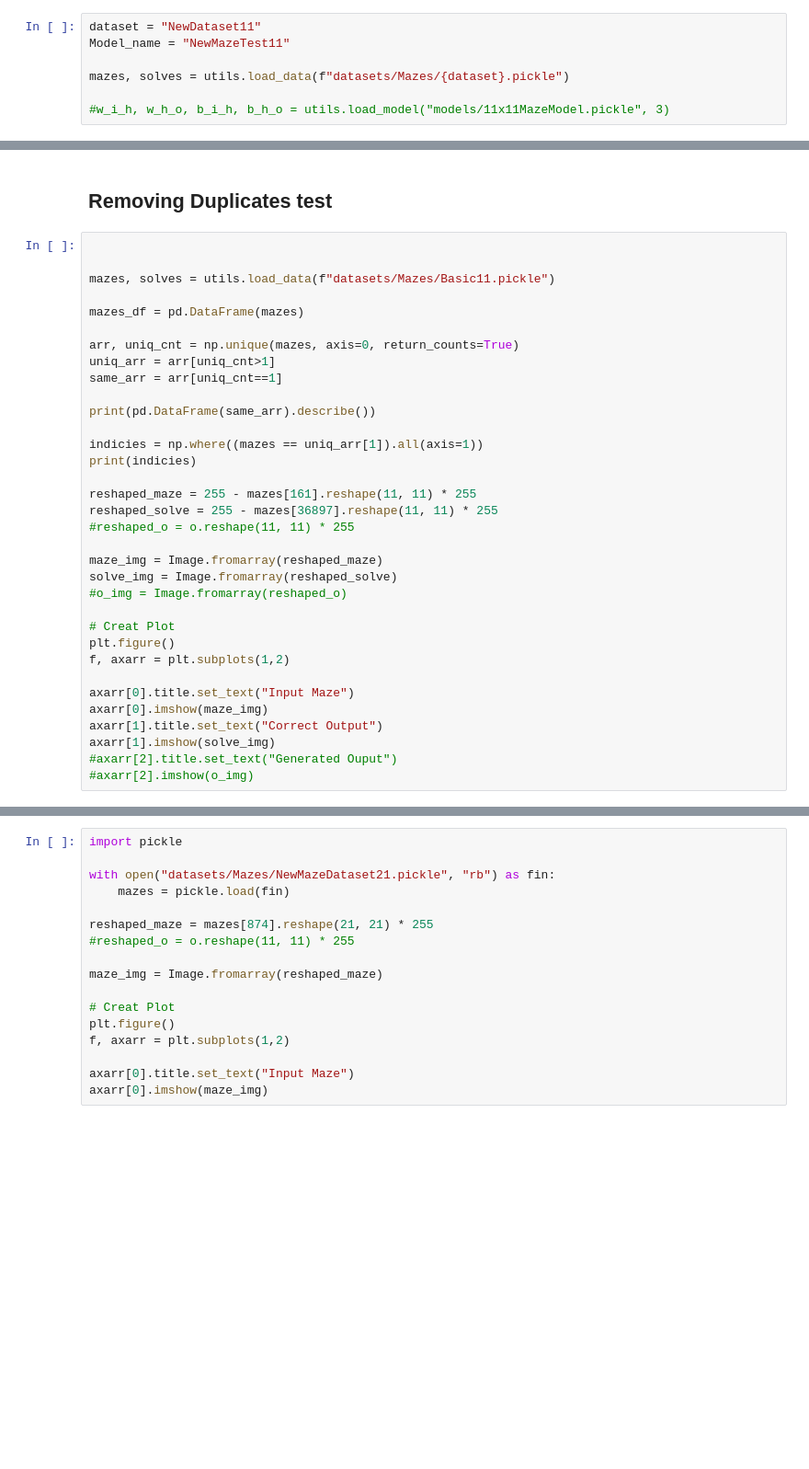
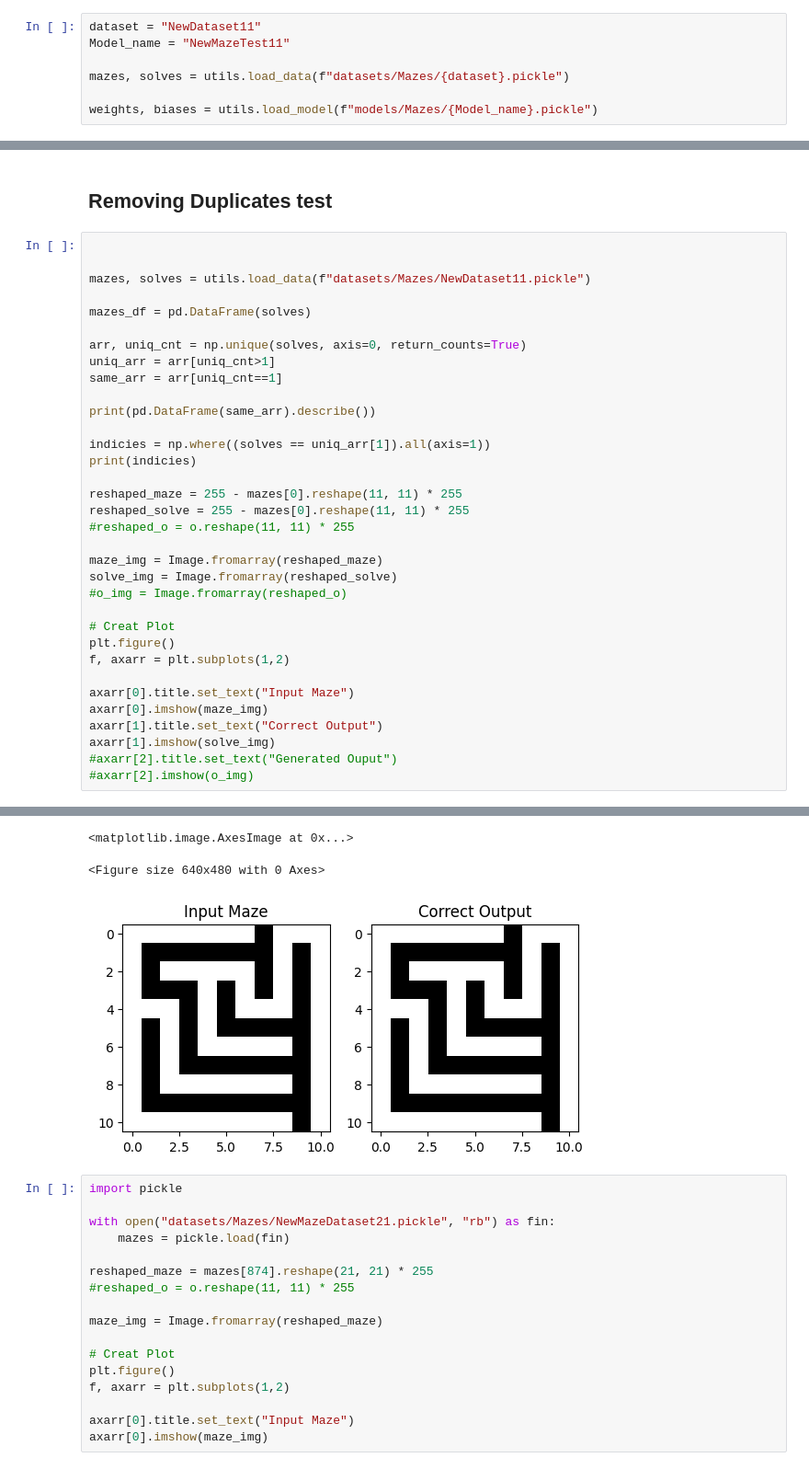
Before and after one commit to Carson-Bay/Adventures-in-NeuralNet-Atrocities, a Jupyter notebook: main.ipynb, the cells around one changed output, grey strips where cells are left out. Shown: that part at 92% size. Cells and saved outputs as stored; diff of their text form; blank space fills up the shorter version.

```diff
--- a/main.ipynb
+++ b/main.ipynb
@@ -222,7 +223,7 @@ Model_name = "NewMazeTest11"
 
 mazes, solves = utils.load_data(f"datasets/Mazes/{dataset}.pickle")
 
-#w_i_h, w_h_o, b_i_h, b_h_o = utils.load_model("models/11x11MazeModel.pickle", 3)
+weights, biases = utils.load_model(f"models/Mazes/{Model_name}.pickle")
 # %% [markdown]
 # Model Testing
 # %%
@@ -333,21 +281,21 @@ axarr[2].imshow(o_img)
 # %%
 
 
-mazes, solves = utils.load_data(f"datasets/Mazes/Basic11.pickle")
+mazes, solves = utils.load_data(f"datasets/Mazes/NewDataset11.pickle")
 
-mazes_df = pd.DataFrame(mazes)
+mazes_df = pd.DataFrame(solves)
 
-arr, uniq_cnt = np.unique(mazes, axis=0, return_counts=True)
+arr, uniq_cnt = np.unique(solves, axis=0, return_counts=True)
 uniq_arr = arr[uniq_cnt>1]
 same_arr = arr[uniq_cnt==1]
 
 print(pd.DataFrame(same_arr).describe())
 
-indicies = np.where((mazes == uniq_arr[1]).all(axis=1))
+indicies = np.where((solves == uniq_arr[1]).all(axis=1))
 print(indicies)
 
-reshaped_maze = 255 - mazes[161].reshape(11, 11) * 255
-reshaped_solve = 255 - mazes[36897].reshape(11, 11) * 255
+reshaped_maze = 255 - mazes[0].reshape(11, 11) * 255
+reshaped_solve = 255 - mazes[0].reshape(11, 11) * 255
 #reshaped_o = o.reshape(11, 11) * 255
 
 maze_img = Image.fromarray(reshaped_maze)
@@ -364,3 +312,4 @@ axarr[1].title.set_text("Correct Output")
 axarr[1].imshow(solve_img)
 #axarr[2].title.set_text("Generated Ouput")
 #axarr[2].imshow(o_img)
+# %% [output]
@@ -367,3 +333,6 @@ axarr[1].imshow(solve_img)
+<matplotlib.image.AxesImage at 0x...>
+<Figure size 640x480 with 0 Axes>
+[figure, added]
 # %%
 import pickle
 
```
Also changed, not shown: parts of 8 cells of this notebook, 1 other file.
